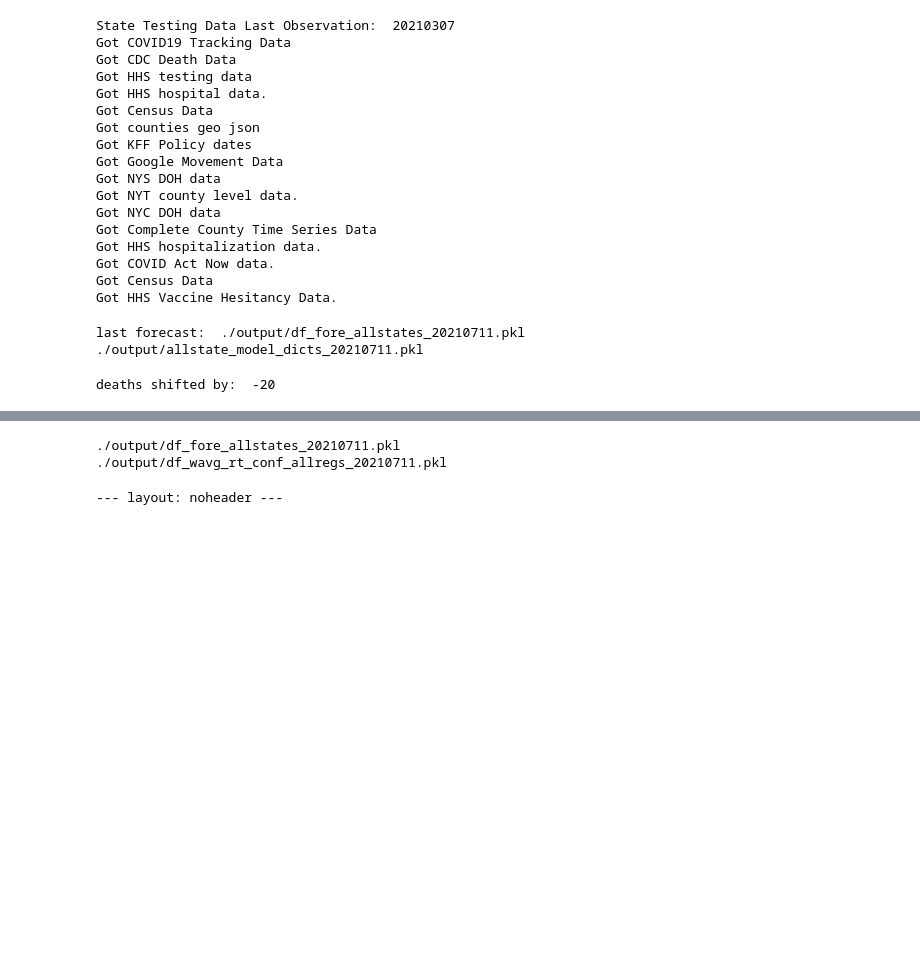
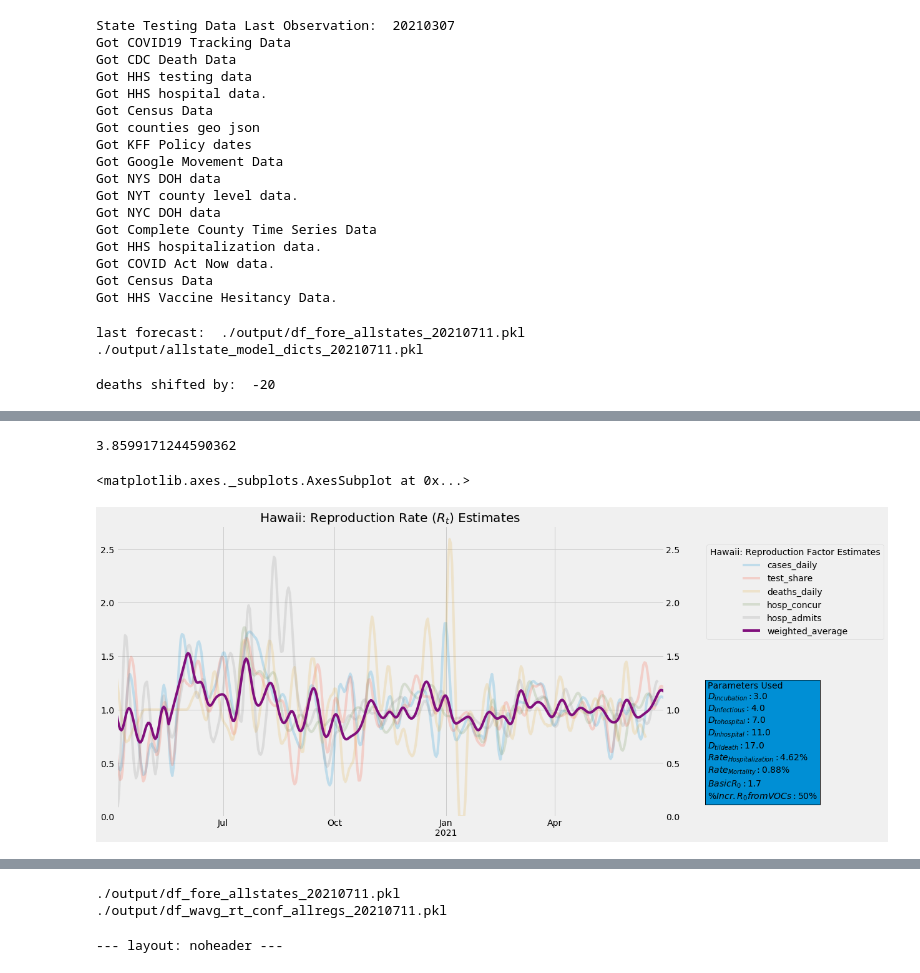
Before and after one commit to donnellymjd/coronita, a Jupyter notebook: model_w_vaccines.ipynb, the cells around one changed output, grey strips where cells are left out. Drawn from its saved outputs; the diff is of its cells as text; code cells hidden in the pictures; blank space fills up the shorter version.

```diff
--- a/model_w_vaccines.ipynb
+++ b/model_w_vaccines.ipynb
@@ -154,3 +212,12 @@ Best starting date:  2020-02-01 00:00:00
+# %%
+model_dict['df_rts'].loc[pd.Timestamp.today().normalize(), 'rt_preimmune']
+# %% [output]
+3.8599171244590362
+# %%
+ch_rts(model_dict)
+# %% [output]
+<matplotlib.axes._subplots.AxesSubplot at 0x...>
+[figure, added]
 # %%
 ch_rt_scen_explanation(model_dict)
 # %% [output]
```
Also changed, not shown: parts of 12 cells of this notebook, 4 other files.
